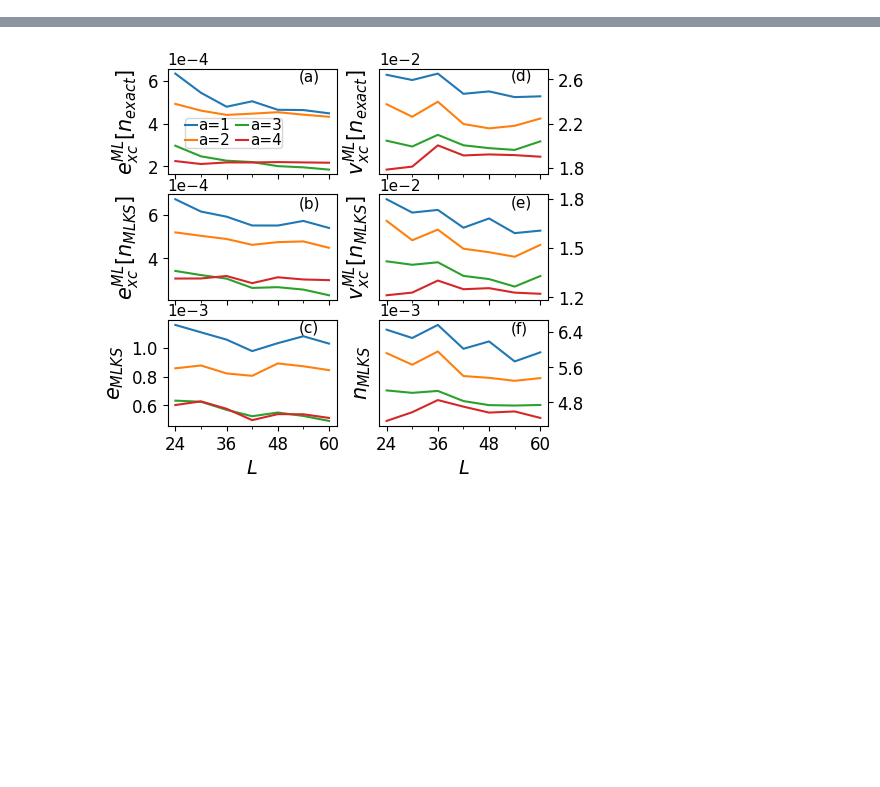
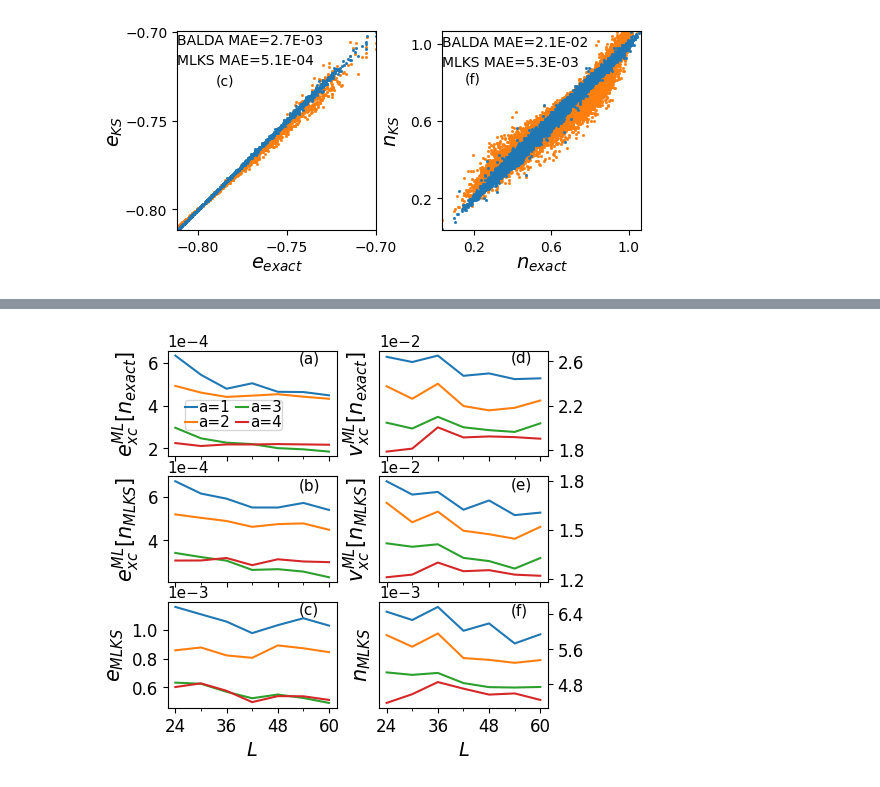
Before and after one commit to eoghancronin/ml-ldft, a Jupyter notebook: plotting.ipynb, the cells around one changed output, grey strips where cells are left out. Cells and saved outputs as stored; diff of their text form; code cells hidden in the pictures; blank space fills up the shorter version.

```diff
--- a/plotting.ipynb
+++ b/plotting.ipynb
@@ -166,0 +179,51 @@ fig_2_c_f((np.concatenate(all_data['exact_L60']['n_up']+all_data['exact_L60']['n
+# %%
+def fig3_c_f(n_exact,n_ml_ks,e_exact,e_ml_ks,n_balda_ks, e_balda_ks, figsize):
+    ps = 2.5
+    fs = 10
+    fs2 = 14
+    bins = 20
+    er = e_exact-e_ml_ks
+    nr =n_ml_ks-n_exact
+    ebr = e_balda_ks - e_exact
+    ebr_mae = '%.1E' % Decimal(str(np.mean(np.abs(ebr))))
+    nbr = n_balda_ks - n_exact
+    nbr_mae = '%.1E' % Decimal(str(np.mean(np.abs(nbr))))
+    er_mae = '%.1E' % Decimal(str(np.mean(np.abs(er))))
+    nr_mae = '%.1E' % Decimal(str(np.mean(np.abs(nr))))
+    f, ((a4,a5)) = plt.subplots(1,2, gridspec_kw ={'height_ratios': [1], 'width_ratios':[1,1]}, sharex = False, sharey =False, figsize = (4.5*figsize, 2.1*figsize))
+    f.subplots_adjust(left=0.13, bottom=0.143, right=0.99, top=0.99, hspace=0.01, wspace=0.33)
+    a4.set_aspect('equal', adjustable='box');a5.set_aspect('equal', adjustable='box')
+    a4.plot(e_exact, e_balda_ks, 's', c = 'C1', markersize = 1)
+    a4.plot(e_exact, e_ml_ks,'s',c='C0', markersize = 1)
+    a4.text(np.min(e_exact),-0.707, 'BALDA MAE='+ebr_mae, fontsize = fs)
+    a4.text(np.min(e_exact),-0.718, 'MLKS MAE='+er_mae, fontsize = fs)
+    a4.text(-0.79,-0.73,'(c)', fontsize=fs)
+    #a4.grid()
+    a4.tick_params(axis = 'both', labelsize = fs, right = False, labelright = False, left = True, labelleft = True, bottom = True, top = False, labeltop = False, labelbottom = True)
+    a4.set_ylabel(r'$e_{KS}$', fontsize = fs2, labelpad=0)
+    a4.set_xlabel(r'$e_{exact}$', fontsize = fs2, labelpad=0)
+    a4.set_xticks(np.array([-0.8, -0.75,-0.7]))
+    a4.set_yticks(np.array([-0.8, -0.75,-0.7]))
+    a4.set_xlim(np.min(e_exact), np.max(e_exact))
+    a4.set_ylim(np.min(e_exact), np.max(e_exact))
+    #a4.set_yticks(np.array([-0.8, -0.75,-0.7]), fontsize=fs)
+    a5.plot(n_exact, n_balda_ks,'s',c='C1', markersize = 1)
+    a5.plot(n_exact, n_ml_ks,'s',c='C0', markersize = 1)
+    a5.text(np.min(n_exact),2*0.493, 'BALDA MAE='+nbr_mae, fontsize = fs)
+    a5.text(np.min(n_exact),2*0.493 - 0.1, 'MLKS MAE='+nr_mae, fontsize = fs)
+    a5.text(0.15,0.8, '(f)', fontsize = fs)
+    #a5.grid()
+    a5.set_yticks(np.array([0.2,0.6,1.0]))
+    a5.set_xticks(np.array([0.2,0.6,1.0]))
+    a5.set_ylim(np.min(n_exact), np.max(n_exact))
+    a5.set_xlim(np.min(n_exact), np.max(n_exact))
+    #a5.yaxis.set_label_position("right")
+    a5.tick_params(axis = 'both', labelsize = fs, right = False, labelright = False, left = True, labelleft = True, bottom = True, top = False, labeltop = False, labelbottom = True)
+    a5.set_ylabel(r'$n_{KS}$', fontsize = fs2, labelpad=6)
+    a5.set_xlabel(r'$n_{exact}$', fontsize = fs2, labelpad=0)
+    plt.show()
+
+fig3_c_f(np.concatenate(all_data['exact_L60']['n_up']+all_data['exact_L60']['n_dn']), 2*np.concatenate(all_data['ks_L60_a4']['n']),
+all_data['exact_L60']['e_mb']/60, all_data['ks_L60_a4']['e_ks']/60,np.concatenate(balda_data['n_balda_ks']), balda_data['e_balda_ks']/60, 1.2)
+# %% [output]
+[figure, added]
```
Also changed, not shown: parts of 30 cells of this notebook, 33 other files.
